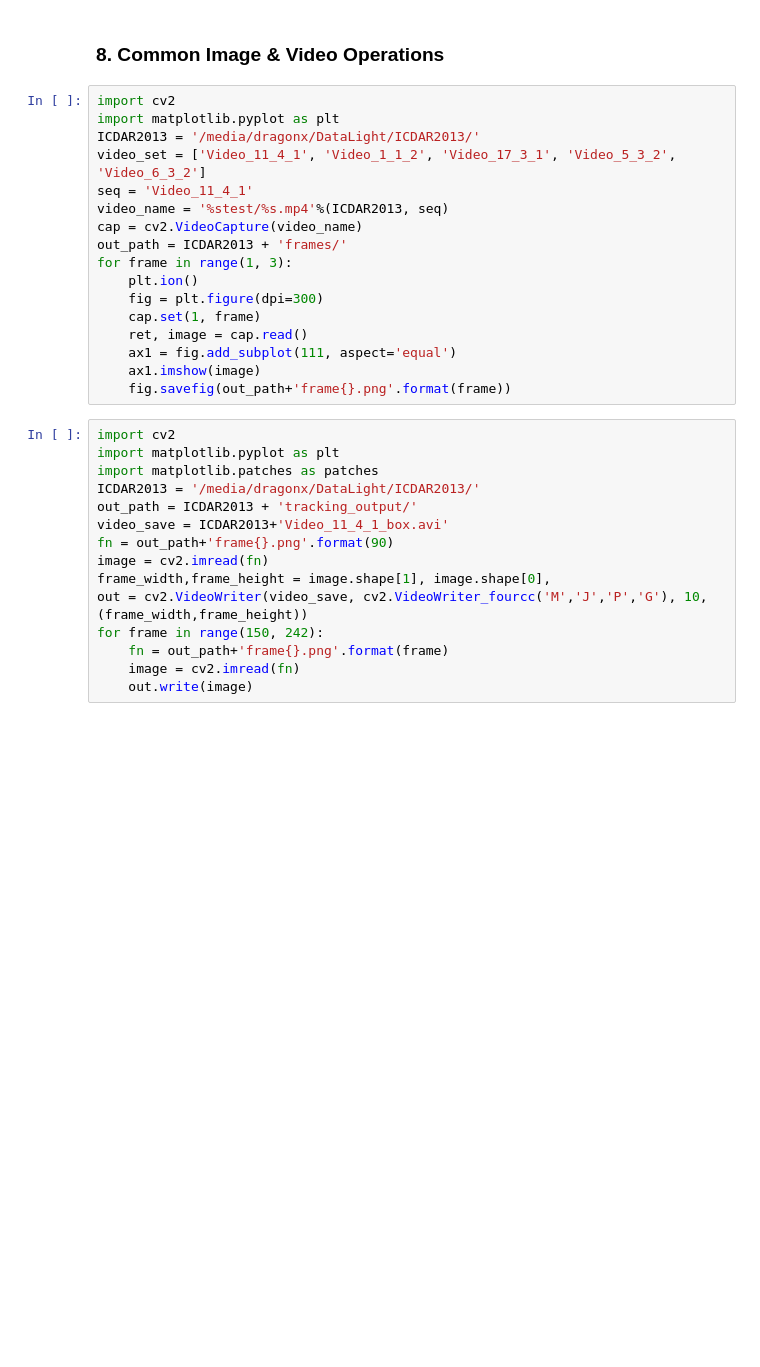
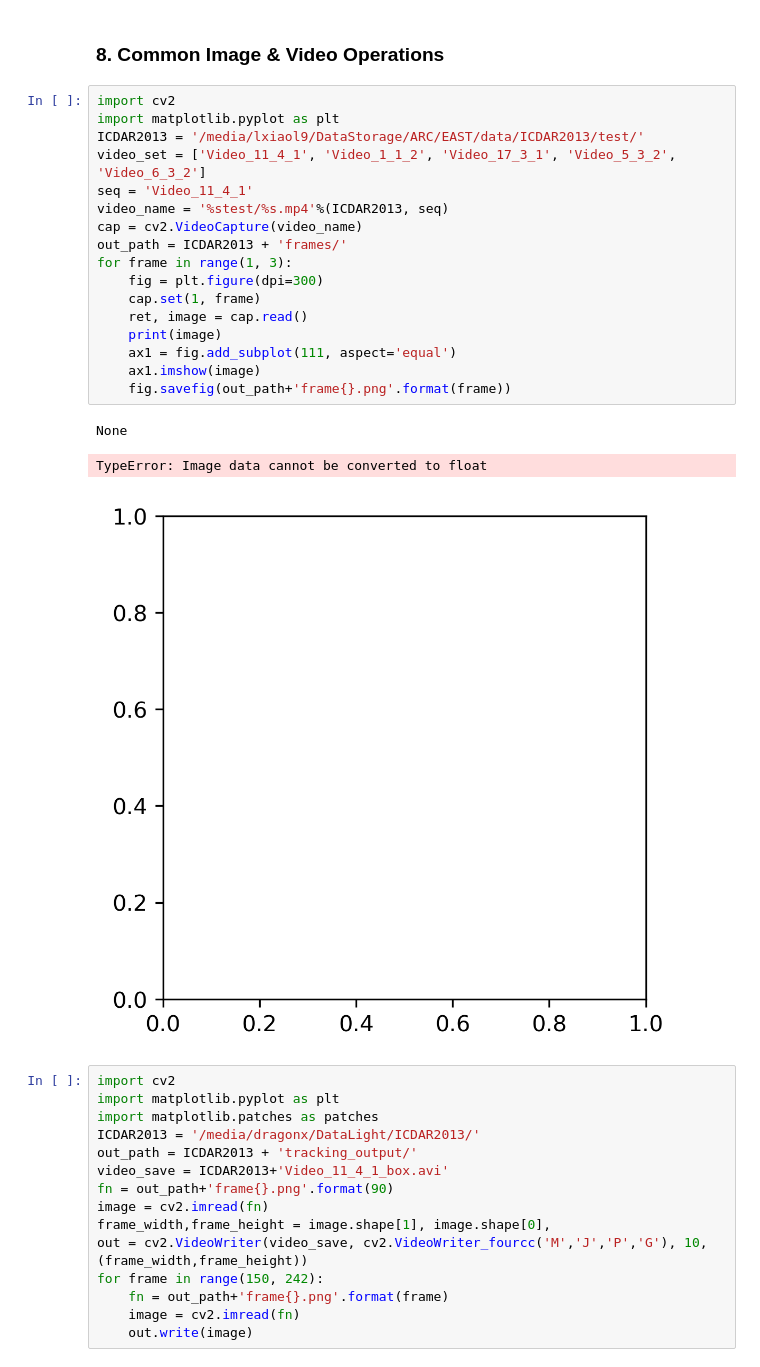
Before and after one commit to dragonlong/python-never-tricks, a Jupyter notebook: python_test.ipynb, the cells around one changed output. Cells and saved outputs as stored; diff of their text form; blank space fills up the shorter version.

```diff
--- a/python_test.ipynb
+++ b/python_test.ipynb
@@ -272,20 +272,24 @@ if not os.path.exists(directory):
 # %%
 import cv2
 import matplotlib.pyplot as plt
-ICDAR2013 = '/media/dragonx/DataLight/ICDAR2013/'
+ICDAR2013 = '/media/lxiaol9/DataStorage/ARC/EAST/data/ICDAR2013/test/'
 video_set = ['Video_11_4_1', 'Video_1_1_2', 'Video_17_3_1', 'Video_5_3_2', 'Video_6_3_2']
 seq = 'Video_11_4_1'
 video_name = '%stest/%s.mp4'%(ICDAR2013, seq)
 cap = cv2.VideoCapture(video_name)
 out_path = ICDAR2013 + 'frames/'
 for frame in range(1, 3):
-    plt.ion()
     fig = plt.figure(dpi=300)
     cap.set(1, frame)
     ret, image = cap.read()
+    print(image)
     ax1 = fig.add_subplot(111, aspect='equal')
     ax1.imshow(image)
     fig.savefig(out_path+'frame{}.png'.format(frame))
+# %% [output]
+None
+TypeError: Image data cannot be converted to float
+[figure, added]
 # %%
 import cv2
 import matplotlib.pyplot as plt
```
